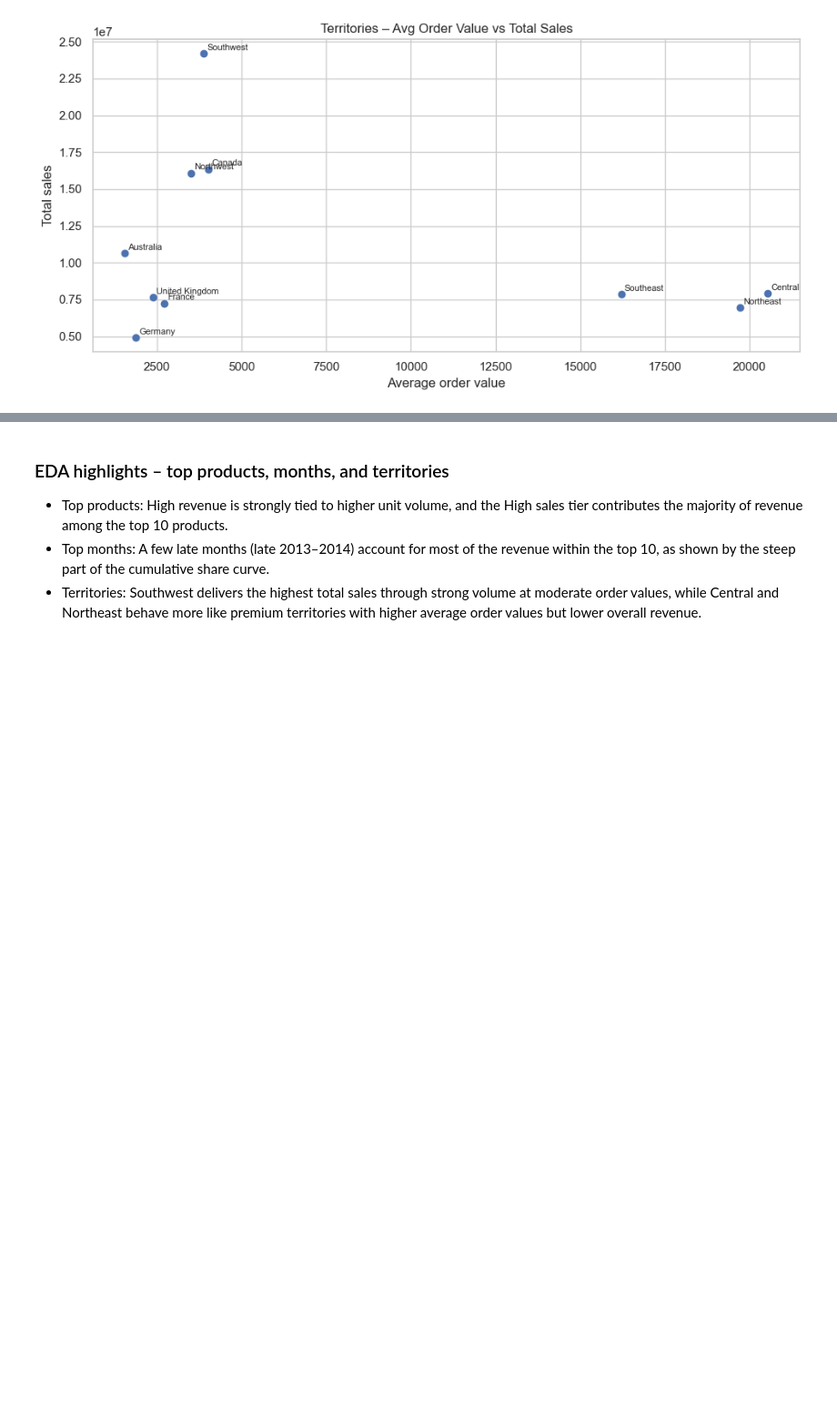
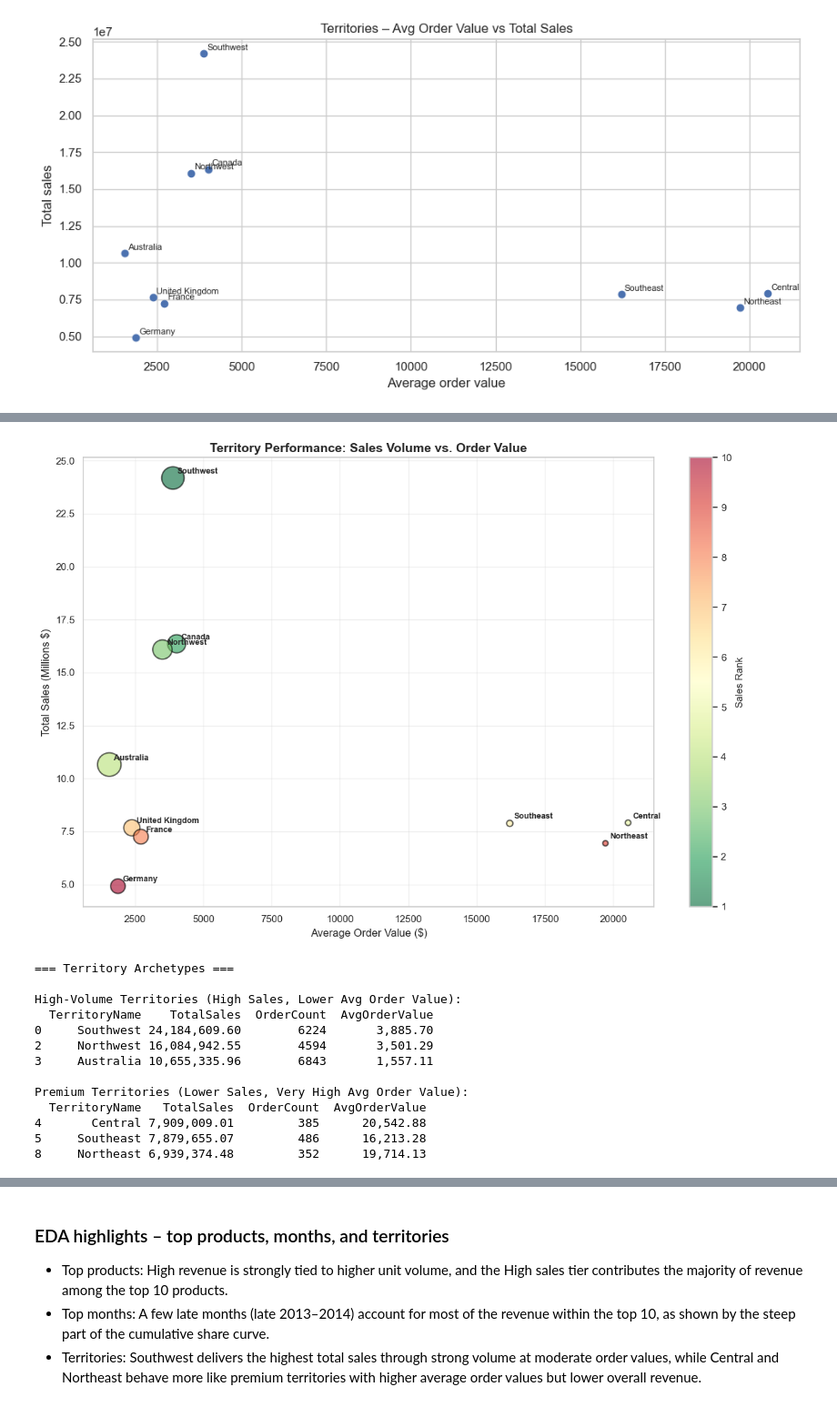
Before and after one commit to mpaturi/portfolio-projects, a Jupyter notebook: Python/Project2-AdventureWorks-SQL/notebooks/02_adw_sales_eda.ipynb, the cells around one changed output, grey strips where cells are left out. Shown at 91% size. Drawn from its saved outputs; the diff is of its cells as text; code cells hidden in the pictures; blank space fills up the shorter version.

```diff
--- a/Python/Project2-AdventureWorks-SQL/notebooks/02_adw_sales_eda.ipynb
+++ b/Python/Project2-AdventureWorks-SQL/notebooks/02_adw_sales_eda.ipynb
@@ -600,0 +659,61 @@ plt.show()
+# %%
+# In [new cell]: Territory Performance - Total Sales vs Avg Order Value
+fig, ax = plt.subplots(figsize=(12, 8))
+
+# Scatter plot
+scatter = ax.scatter(df_territory_sales['AvgOrderValue'],
+                     df_territory_sales['TotalSales'] / 1e6,
+                     s=df_territory_sales['OrderCount'] / 10,
+                     alpha=0.6,
+                     c=df_territory_sales['SalesRank'],
+                     cmap='RdYlGn_r',
+                     edgecolors='black',
+                     linewidth=1.5)
+
+# Add territory labels
+for idx, row in df_territory_sales.iterrows():
+    ax.annotate(row['TerritoryName'],
+                (row['AvgOrderValue'], row['TotalSales'] / 1e6),
+                fontsize=9,
+                xytext=(5, 5),
+                textcoords='offset points',
+                fontweight='bold')
+
+ax.set_xlabel('Average Order Value ($)', fontsize=12)
+ax.set_ylabel('Total Sales (Millions $)', fontsize=12)
+ax.set_title('Territory Performance: Sales Volume vs. Order Value',
+             fontsize=14, fontweight='bold')
+ax.grid(alpha=0.3)
+
+# Add colorbar
+cbar = plt.colorbar(scatter, ax=ax)
+cbar.set_label('Sales Rank', fontsize=11)
+
+plt.tight_layout()
+plt.show()
+
+# Territory archetypes
+print("\n=== Territory Archetypes ===")
+print("\nHigh-Volume Territories (High Sales, Lower Avg Order Value):")
+high_volume = df_territory_sales[(df_territory_sales['SalesRank'] <= 4) &
+                                  (df_territory_sales['AvgOrderValueRank'] >= 5)]
+print(high_volume[['TerritoryName', 'TotalSales', 'OrderCount', 'AvgOrderValue']])
+
+print("\nPremium Territories (Lower Sales, Very High Avg Order Value):")
+premium = df_territory_sales[(df_territory_sales['AvgOrderValueRank'] <= 3)]
+print(premium[['TerritoryName', 'TotalSales', 'OrderCount', 'AvgOrderValue']])
+# %% [output]
+[figure, added]
+=== Territory Archetypes ===
+
+High-Volume Territories (High Sales, Lower Avg Order Value):
+  TerritoryName    TotalSales  OrderCount  AvgOrderValue
+0     Southwest 24,184,609.60        6224       3,885.70
+2     Northwest 16,084,942.55        4594       3,501.29
+3     Australia 10,655,335.96        6843       1,557.11
+
+Premium Territories (Lower Sales, Very High Avg Order Value):
+  TerritoryName   TotalSales  OrderCount  AvgOrderValue
+4       Central 7,909,009.01         385      20,542.88
+5     Southeast 7,879,655.07         486      16,213.28
+8     Northeast 6,939,374.48         352      19,714.13
```
Also changed, not shown: parts of 9 cells of this notebook, 1 other file.
